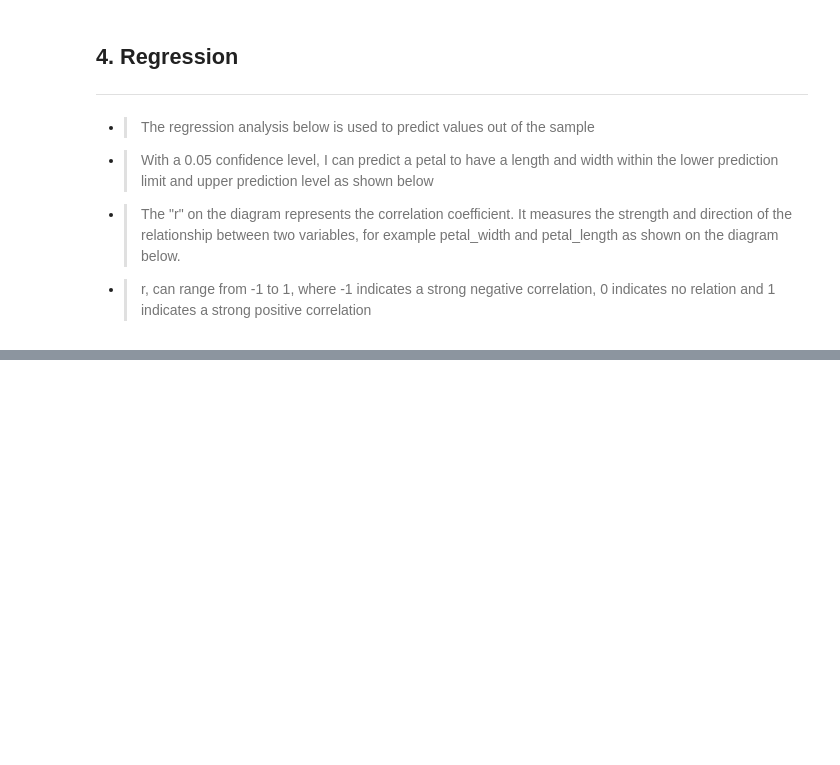
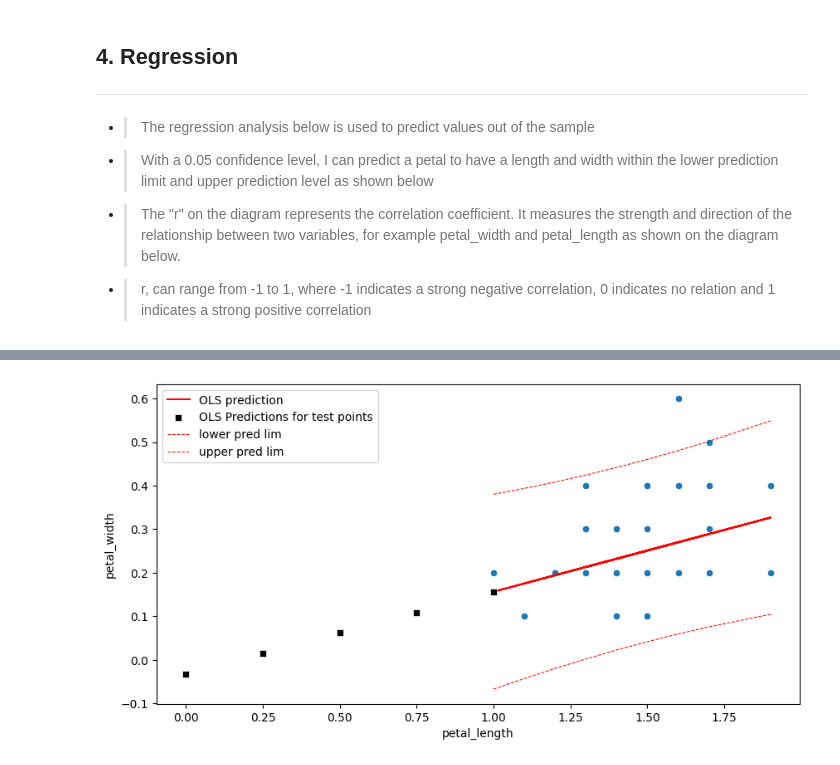
Before and after one commit to CyrilleKolle/statistics-ai, a Jupyter notebook: code/main.ipynb, the cells around one changed output, grey strips where cells are left out. Cells and saved outputs as stored; diff of their text form; code cells hidden in the pictures; blank space fills up the shorter version.

```diff
--- a/code/main.ipynb
+++ b/code/main.ipynb
@@ -159,0 +199,4 @@ petal_width_ci.prediction_interval_out_of_our_sample_space('setosa', 'petal_leng
+# %%
+petal_length.prediction_interval_in_our_sample_space('setosa', 'petal_width')
+# %% [output]
+[figure, added]
```
Also changed, not shown: parts of 12 cells of this notebook, 5 other files.
